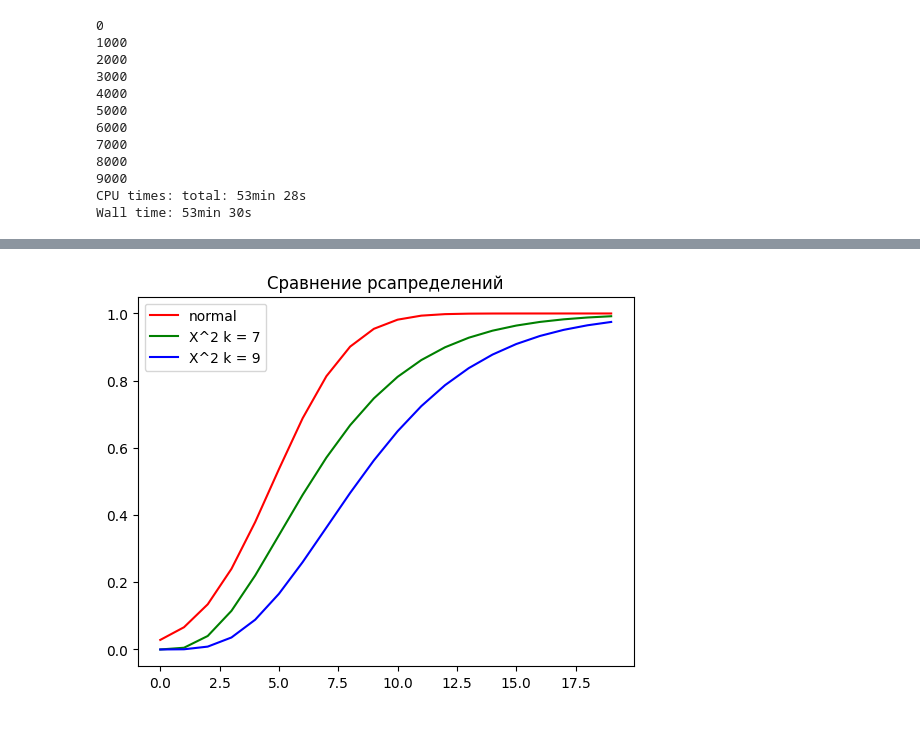
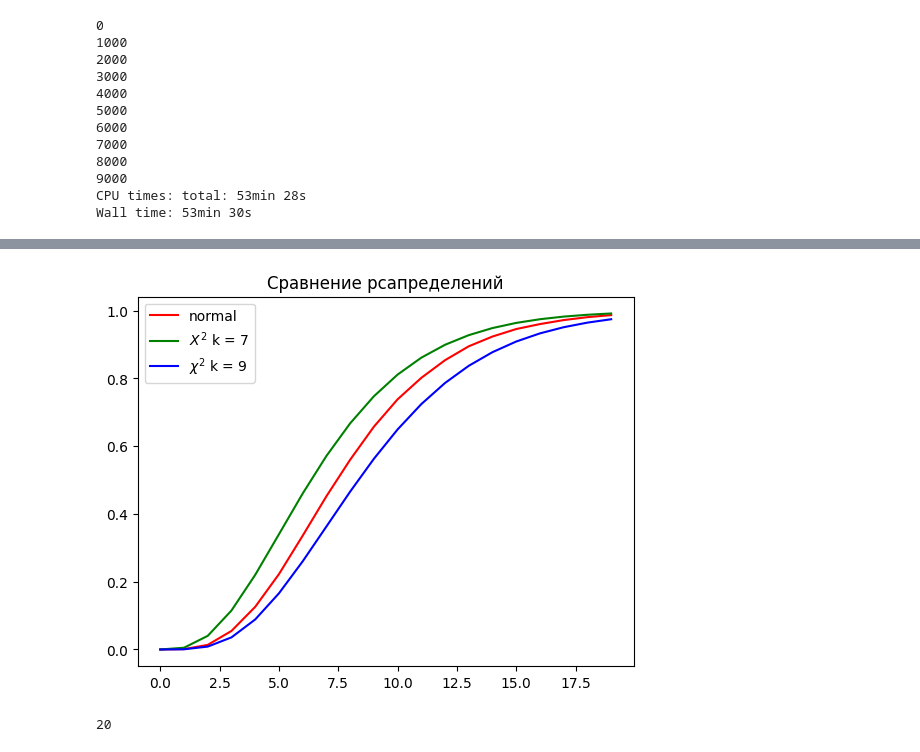
Before and after one commit to SAFUANlip/MathStat, a Jupyter notebook: T9.ipynb, the cells around one changed output, grey strips where cells are left out. Drawn from its saved outputs; the diff is of its cells as text; code cells hidden in the pictures.

Commit message:
T9_Param_bootstrap_use_distribution_with_parametrs

```diff
--- a/T9.ipynb
+++ b/T9.ipynb
@@ -126,7 +126,7 @@ delta_arr = np.array([])
 for i in range(0, 10000):
     if not i%1000:
         print(i)
-    bootstrap = np.sort(np.random.choice(x_arr, size = N))
+    bootstrap = np.sort(np.random.normal(m_, sigma_, N).astype(int)) #in parametric bootstrap we generate based on the law of distribution
     count = np.array([])
     for i in [0,1,2,3,4,5,6,7,8,9]: # there may not be a number in bootstrap
         count = np.append(count, sum(bootstrap == i))
@@ -180,17 +152,0 @@ delta_c
-# %%
-delta_arr_c = np.array([])
-
-for i in range(0, 50000):
-    bootstrap = np.sort(np.random.choice(x_arr, size = N))
-    count = np.array([])
-    for i in [0,1,2,3,4,5,6,7,8,9]: # there may not be a number in bootstrap
-        count = np.append(count, sum(bootstrap == i))
-
-    delta_i = 0
-    m_i = np.mean(bootstrap)
-    sigma_i = (np.mean(bootstrap**2) - m_i**2)**0.5
-
-    probabilities_i = np.array([quad(integrand, limits[i], limits[i+1], args = (sigma_i, m_i))[0] for i in range(0, len(limits)-1)])
-    for j in range(0,10):
-        delta_i +=  (count[i] - probabilities_i[j]*100)**2/(100*probabilities_i[j])
-    delta_arr_c = np.append(delta_arr_c, delta_i)
@@ -222,0 +192,18 @@ def integrand_Xi(x, k):
+# %%
+delta_arr_c = np.array([])
+
+for i in range(0, 50000):
+
+    bootstrap = np.sort(np.random.normal(m_c, sigma_c, N).astype(int))
+    count = np.array([])
+    for j in [0,1,2,3,4,5,6,7,8,9]: # there may not be a number in bootstrap
+        count = np.append(count, sum(bootstrap == j))
+
+    delta_i = 0
+    m_i = np.mean(bootstrap)
+    sigma_i = (np.mean(bootstrap**2) - m_i**2)**0.5
+
+    probabilities_i = np.array([quad(integrand, limits[k], limits[k+1], args = (sigma_i, m_i))[0] for k in range(0, len(limits)-1)])
+    for j in range(0,10):
+        delta_i +=  (count[j] - probabilities_i[j]*100)**2/(100*probabilities_i[j])
+    delta_arr_c = np.append(delta_arr_c, delta_i)
@@ -225,15 +249,20 @@ arr_f_с = np.array([])
 arr_f_x9 = np.array([]) #(10-1)
 arr_f_x7 = np.array([]) #(10-3) k= 10
 for i in range(0,20):
-    arr_f_с =  np.append(arr_f_с, quad(integrand, -np.inf, i, args = (sigma_c, m_c))[0])
+    #arr_f_с =  np.append(arr_f_с, quad(integrand, -np.inf, i, args = (sigma_c, m_c))[0])
+    arr_f_с =  np.append(arr_f_с, sum(delta_arr_c < i)/50000)
     arr_f_x7 =  np.append(arr_f_x7, quad(integrand_Xi, 0, i, args = 7)[0])
     arr_f_x9 =  np.append(arr_f_x9, quad(integrand_Xi, 0, i, args = 9)[0])
 # %%
 plt.plot(np.arange(0,20), arr_f_с, label="normal", color = 'red')
-plt.plot(np.arange(0,20), arr_f_x7, label = "X^2 k = 7", color = 'green')
-plt.plot(np.arange(0,20), arr_f_x9, label = "X^2 k = 9", color = "blue")
+plt.plot(np.arange(0,20), arr_f_x7, label = "$X^2$ k = 7", color = 'green')
+plt.plot(np.arange(0,20), arr_f_x9, label = "$\chi^2$ k = 9", color = "blue")
 plt.title("Сравнение рсапределений")
 plt.legend()
 plt.show()
 # %% [output]
-[figure, old version]
+[figure, new version]
+# %%
+sum(delta_arr_c < 7)
+# %% [output]
+20
```
Also changed, not shown: parts of 36 cells of this notebook.
